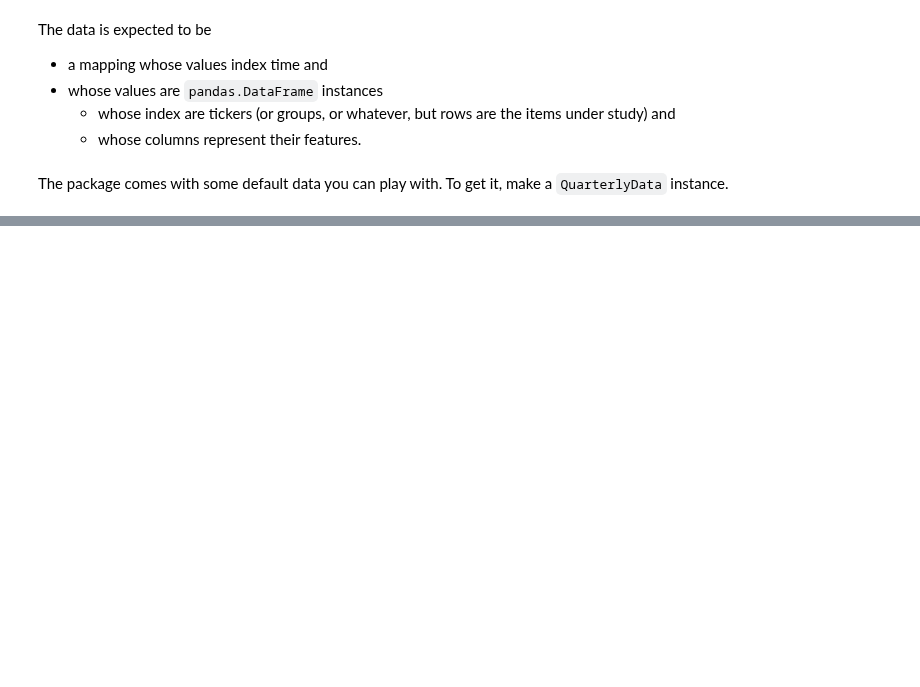
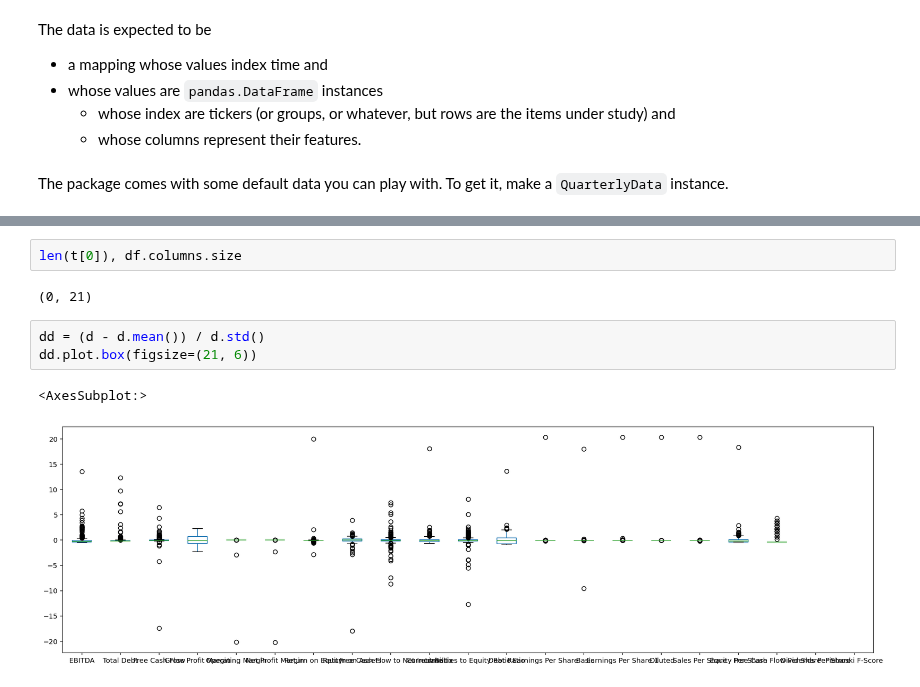
Before and after one commit to thorwhalen/wealth, a Jupyter notebook: docs/wealth_demo.ipynb, the cells around one changed output, grey strips where cells are left out. Saved outputs shown, nothing was run; the diff lists cells and outputs as text; blank space fills up the shorter version.

```diff
--- a/docs/wealth_demo.ipynb
+++ b/docs/wealth_demo.ipynb
@@ -44,0 +206,10 @@ len(data)
+# %%
+len(t[0]), df.columns.size
+# %% [output]
+(0, 21)
+# %%
+dd = (d - d.mean()) / d.std()
+dd.plot.box(figsize=(21, 6))
+# %% [output]
+<AxesSubplot:>
+[figure, added]
```
Also changed, not shown: parts of 38 cells of this notebook.
